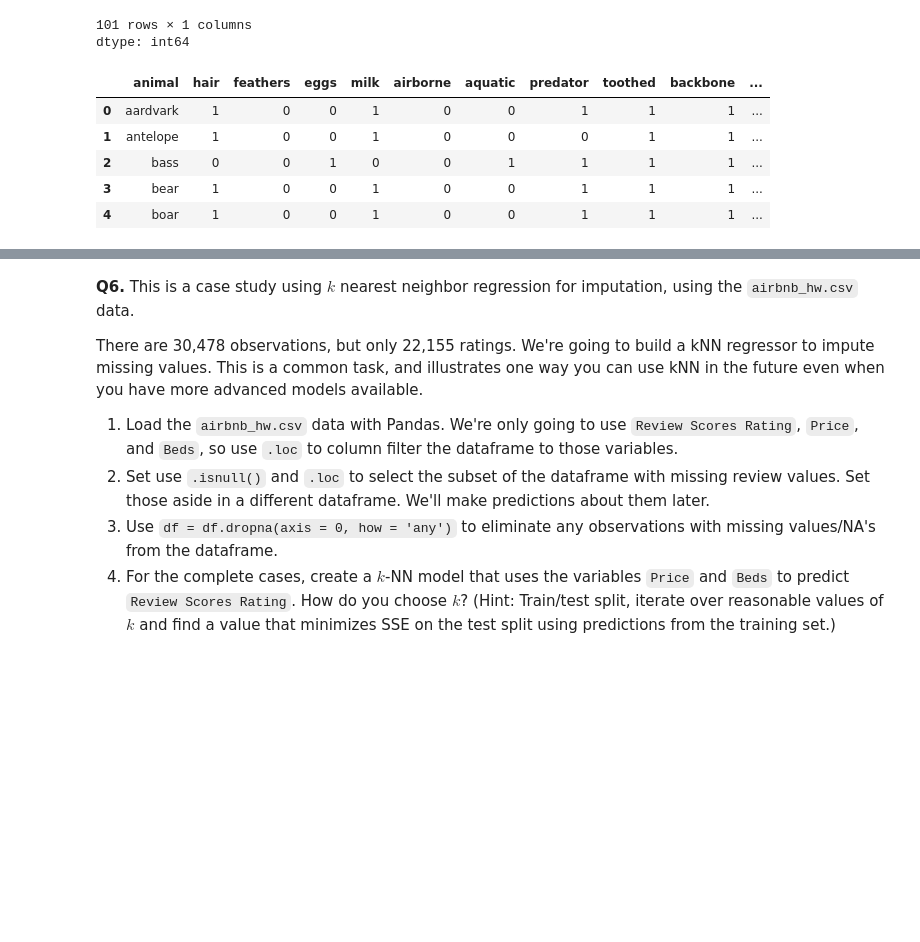
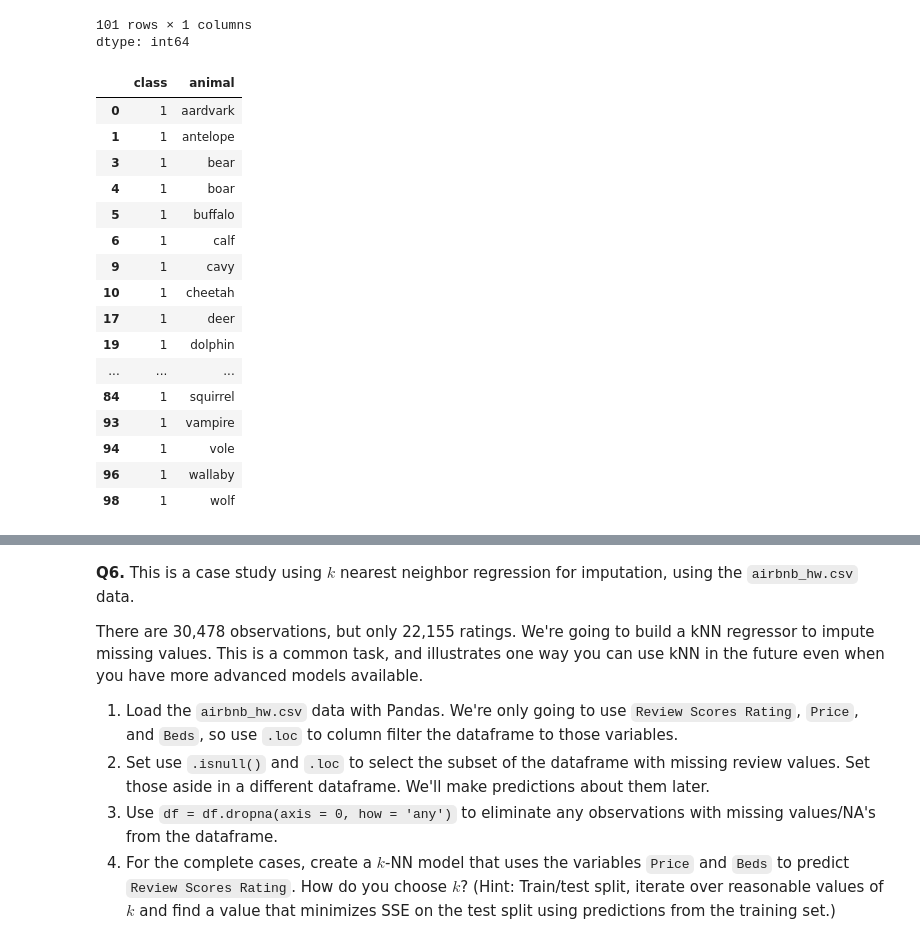
Before and after one commit to AngelikaBaloy/undergrad_ml_assignments, a Jupyter notebook: 02_assignment_knn.ipynb, the cells around one changed output, grey strips where cells are left out. Cells and saved outputs as stored; diff of their text form; code cells hidden in the pictures; blank space fills up the shorter version.

```diff
--- a/02_assignment_knn.ipynb
+++ b/02_assignment_knn.ipynb
@@ -533,12 +471,24 @@ animals.groupby('class').value_counts()
 |  | worm | 0 | 0 | 1 | 0 | 0 | 0 | 0 | 0 | 0 | ... |
 101 rows × 1 columns
 dtype: int64
-# %%
-animals.head() # helpppp
-# %% [output]
-|  | animal | hair | feathers | eggs | milk | airborne | aquatic | predator | toothed | backbone | ... |
-| 0 | aardvark | 1 | 0 | 0 | 1 | 0 | 0 | 1 | 1 | 1 | ... |
-| 1 | antelope | 1 | 0 | 0 | 1 | 0 | 0 | 0 | 1 | 1 | ... |
-| 2 | bass | 0 | 0 | 1 | 0 | 0 | 1 | 1 | 1 | 1 | ... |
-| 3 | bear | 1 | 0 | 0 | 1 | 0 | 0 | 1 | 1 | 1 | ... |
-| 4 | boar | 1 | 0 | 0 | 1 | 0 | 0 | 1 | 1 | 1 | ... |
+# %%
+class_animal = animals.loc[:, ('class', 'animal')]
+class_animal.loc[class_animal['class'] == 1] # 4 legs, hair, milk...these are mammals?
+# %% [output]
+|  | class | animal |
+| 0 | 1 | aardvark |
+| 1 | 1 | antelope |
+| 3 | 1 | bear |
+| 4 | 1 | boar |
+| 5 | 1 | buffalo |
+| 6 | 1 | calf |
+| 9 | 1 | cavy |
+| 10 | 1 | cheetah |
+| 17 | 1 | deer |
+| 19 | 1 | dolphin |
+| ... | ... | ... |
+| 84 | 1 | squirrel |
+| 93 | 1 | vampire |
+| 94 | 1 | vole |
+| 96 | 1 | wallaby |
+| 98 | 1 | wolf |
```
Also changed, not shown: parts of 15 cells of this notebook.
